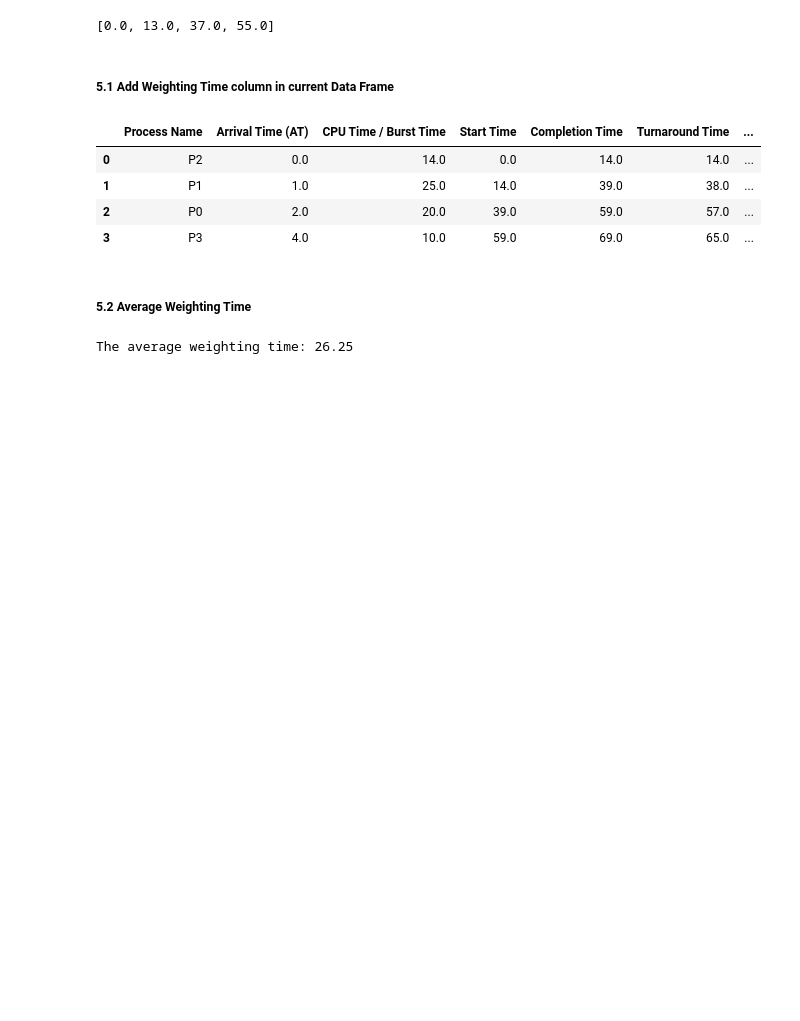
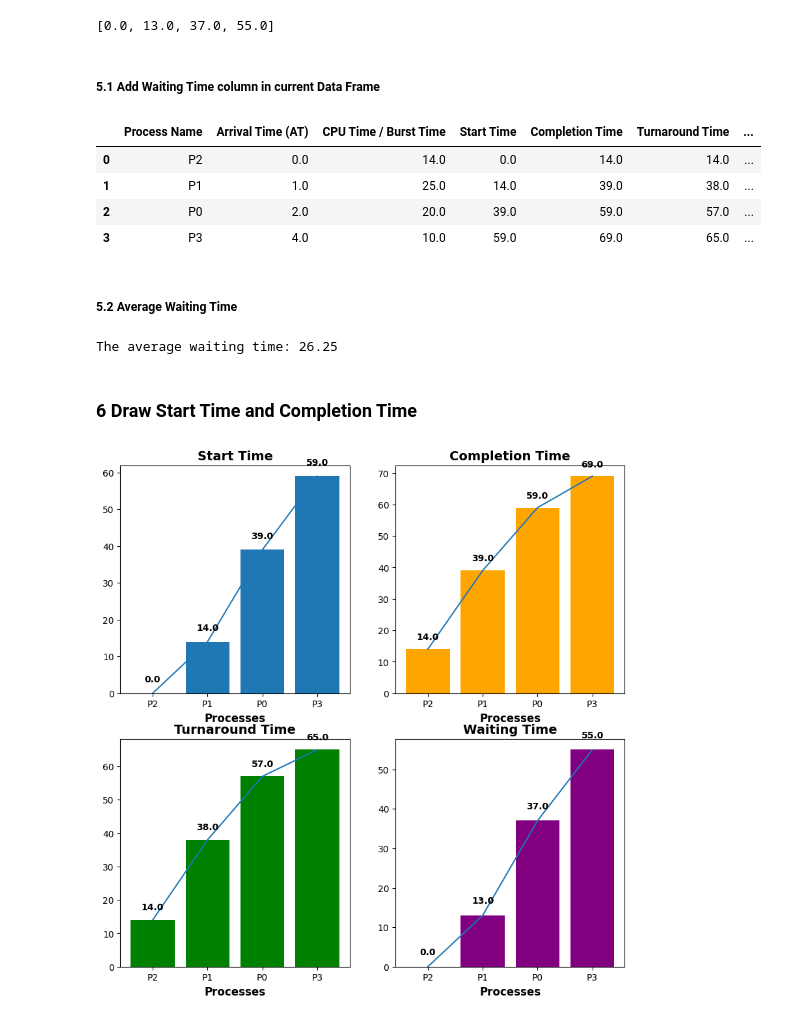
Before and after one commit to ZiaUrRehman-bit/Implementation-of-OS-Scheduling-Algorithms-in-Python, a Jupyter notebook: FCFS (First Come First Serve)/FCFS.ipynb, the cells around one changed output. Saved outputs shown, nothing was run; the diff lists cells and outputs as text; code cells hidden in the pictures; blank space fills up the shorter version.

```diff
--- a/FCFS (First Come First Serve)/FCFS.ipynb
+++ b/FCFS (First Come First Serve)/FCFS.ipynb
@@ -189,9 +189,9 @@ WeightingTime
 # %% [output]
 [0.0, 13.0, 37.0, 55.0]
 # %% [markdown]
-##### 5.1 Add Weighting Time column in current Data Frame
+##### 5.1 Add Waiting Time column in current Data Frame
 # %%
-sortedECTMatrix["Weighting Time"] = WeightingTime
+sortedECTMatrix["Waiting Time"] = WeightingTime
 
 sortedECTMatrix
 # %% [output]
@@ -201,10 +201,69 @@ sortedECTMatrix
 | 2 | P0 | 2.0 | 20.0 | 39.0 | 59.0 | 57.0 | ... |
 | 3 | P3 | 4.0 | 10.0 | 59.0 | 69.0 | 65.0 | ... |
 # %% [markdown]
-##### 5.2 Average Weighting Time
+##### 5.2 Average Waiting Time
 # %%
-averageWeightingTime= sortedECTMatrix["Weighting Time"].sum()/len(sortedECTMatrix)
+averageWeightingTime= sortedECTMatrix["Waiting Time"].sum()/len(sortedECTMatrix)
 
-print(f"The average weighting time: {averageWeightingTime}")
+print(f"The average waiting time: {averageWeightingTime}")
 # %% [output]
-The average weighting time: 26.25
+The average waiting time: 26.25
+# %% [markdown]
+### 6 Draw Start Time and Completion Time
+# %%
+import matplotlib.pyplot as plt
+
+# plt.figure(figsize=(5,5))
+
+# plt.bar(sortedECTMatrix["Process Name"], sortedECTMatrix["Completion Time"])
+# # plt.bar(sortedECTMatrix["Process Name"], sortedECTMatrix["Completion Time"])
+# plt.show()
+
+plt.figure(figsize=(10,10))
+plt.subplot(221)
+plt.plot(sortedECTMatrix["Process Name"], sortedECTMatrix["Start Time"])
+plt.bar(sortedECTMatrix["Process Name"], sortedECTMatrix["Start Time"])
+
+# Add labels to the bars
+for i, v in enumerate(sortedECTMatrix["Start Time"]):
+    plt.text(i, v + 3, str(v), ha='center', fontweight='bold')
+
+plt.title("Start Time", fontweight = 'bold', fontsize = '14')
+plt.xlabel("Processes", fontweight = 'bold', fontsize = '12')
+
+plt.subplot(222)
+plt.plot(sortedECTMatrix["Process Name"], sortedECTMatrix["Completion Time"])
+plt.bar(sortedECTMatrix["Process Name"], sortedECTMatrix["Completion Time"], color = "orange")
+
+# Add labels to the bars
+for i, v in enumerate(sortedECTMatrix["Completion Time"]):
+    plt.text(i, v + 3, str(v), ha='center', fontweight='bold')
+
+plt.title("Completion Time", fontweight = 'bold', fontsize = '14')
+plt.xlabel("Processes", fontweight = 'bold', fontsize = '12')
+
+plt.subplot(223)
+plt.plot(sortedECTMatrix["Process Name"], sortedECTMatrix["Turnaround Time"])
+plt.bar(sortedECTMatrix["Process Name"], sortedECTMatrix["Turnaround Time"], color = 'green')
+
+# Add labels to the bars
+for i, v in enumerate(sortedECTMatrix["Turnaround Time"]):
+    plt.text(i, v + 3, str(v), ha='center', fontweight='bold')
+
+plt.title("Turnaround Time", fontweight = 'bold', fontsize = '14')
+plt.xlabel("Processes", fontweight = 'bold', fontsize = '12')
+
+plt.subplot(224)
+plt.plot(sortedECTMatrix["Process Name"], sortedECTMatrix["Waiting Time"])
+plt.bar(sortedECTMatrix["Process Name"], sortedECTMatrix["Waiting Time"], color = "purple")
+
+# Add labels to the bars
+for i, v in enumerate(sortedECTMatrix["Waiting Time"]):
+    plt.text(i, v + 3, str(v), ha='center', fontweight='bold')
+
+plt.title("Waiting Time", fontweight = 'bold', fontsize = '14')
+plt.xlabel("Processes", fontweight = 'bold', fontsize = '12')
+# Show the plot
+plt.show()
+# %% [output]
+[figure, added]
```
Also changed, not shown: parts of 3 cells of this notebook.
